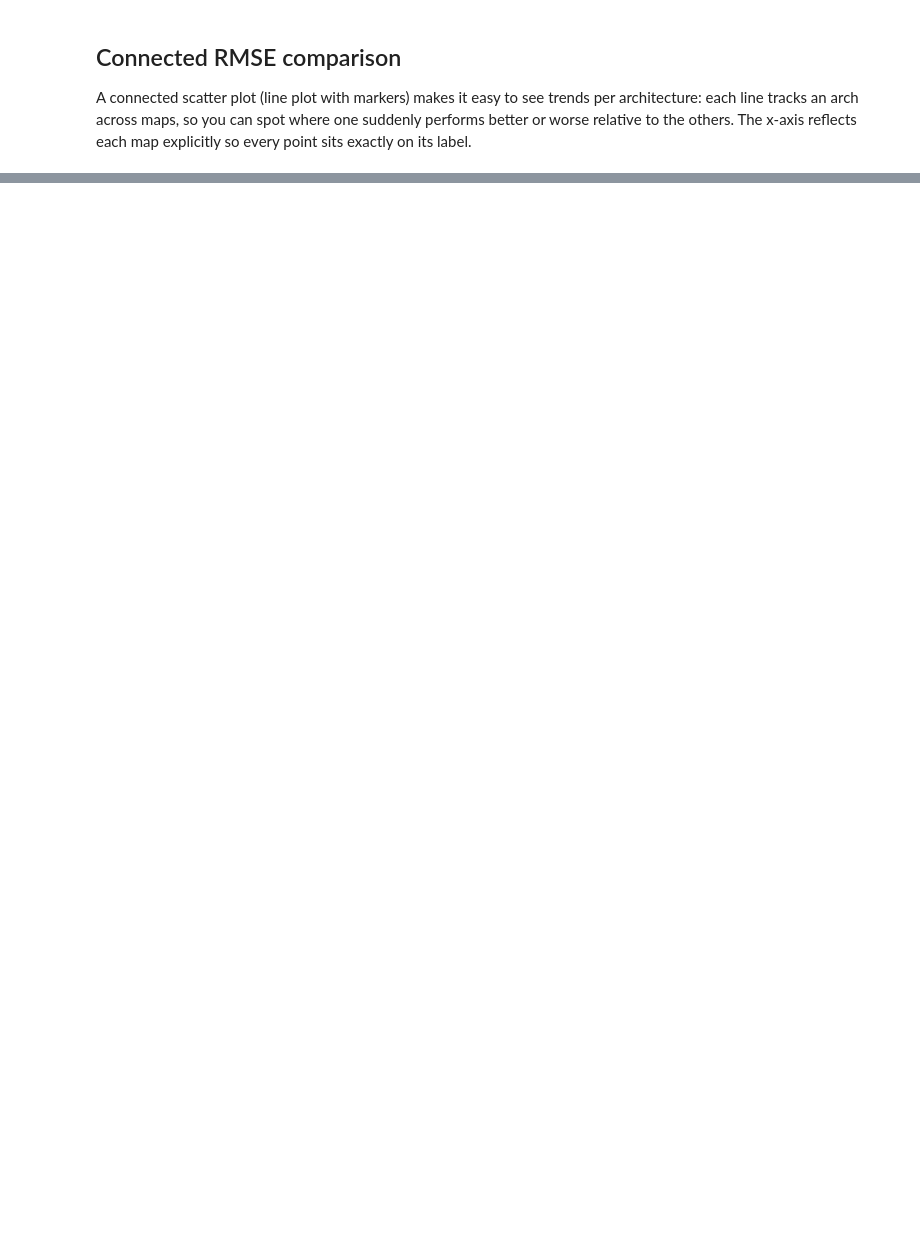
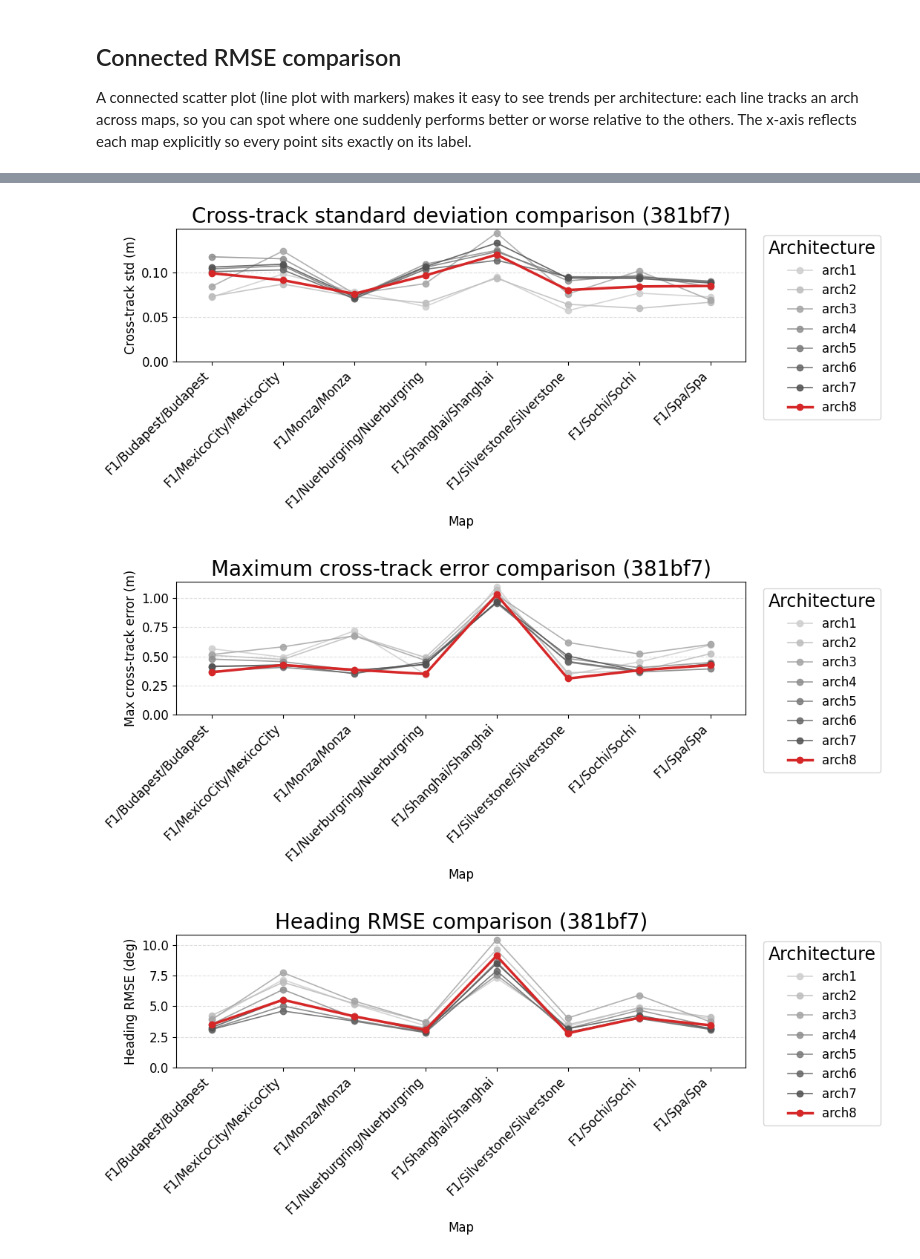
Before and after one commit to zzayah/NAS-in-the-Loop, a Jupyter notebook: nas/compare-map/vis.ipynb, the cells around one changed output, grey strips where cells are left out. Cells and saved outputs as stored; diff of their text form; code cells hidden in the pictures; blank space fills up the shorter version.

```diff
--- a/nas/compare-map/vis.ipynb
+++ b/nas/compare-map/vis.ipynb
@@ -170,0 +263,53 @@ plt.show()
+# %%
+def plot_connected_metric(metric_pivot: pd.DataFrame, metric_key: str) -> None:
+    spec = metric_specs[metric_key]
+    maps = list(metric_pivot.columns)
+    x_positions = range(len(maps))
+    highlight_arch = "arch8"
+    has_highlight = highlight_arch in metric_pivot.index
+
+    fig, ax = plt.subplots(figsize=(14, 8))
+    other_arches = [
+        arch for arch in metric_pivot.index
+        if not (has_highlight and arch == highlight_arch)
+    ]
+    if other_arches:
+        muted_scale = np.linspace(0.3, 0.75, len(other_arches))
+        for scale, arch in zip(muted_scale, other_arches):
+            ax.plot(
+                x_positions,
+                metric_pivot.loc[arch].values,
+                marker="o",
+                linewidth=1.2,
+                color=plt.cm.Greys(scale),
+                alpha=0.85,
+                label=arch,
+            )
+    if has_highlight:
+        ax.plot(
+            x_positions,
+            metric_pivot.loc[highlight_arch].values,
+            marker="o",
+            linewidth=2.5,
+            color="#d62728",
+            label=highlight_arch,
+        )
+
+    ax.set_xticks(list(x_positions))
+    ax.set_xticklabels(maps, rotation=45, ha="right")
+    ax.set_xlim(-0.5, len(maps) - 0.5)
+    ax.set_ylabel(spec["ylabel"])
+    ax.set_xlabel("Map")
+    ax.set_title(f"{spec['title']} comparison ({RUN_DIR.name})")
+    ax.set_ylim(bottom=spec.get("ylim_bottom", 0.0))
+    ax.grid(True, axis="y", linestyle="--", alpha=0.4)
+    ax.legend(title="Architecture", bbox_to_anchor=(1.02, 1), loc="upper left")
+    plt.tight_layout()
+    plt.show()
+
+for metric_key, metric_pivot in metric_pivots.items():
+    plot_connected_metric(metric_pivot, metric_key)
+# %% [output]
+[figure, added]
+[figure, added]
+[figure, added]
```
Also changed, not shown: parts of 6 cells of this notebook, 10 other files.
